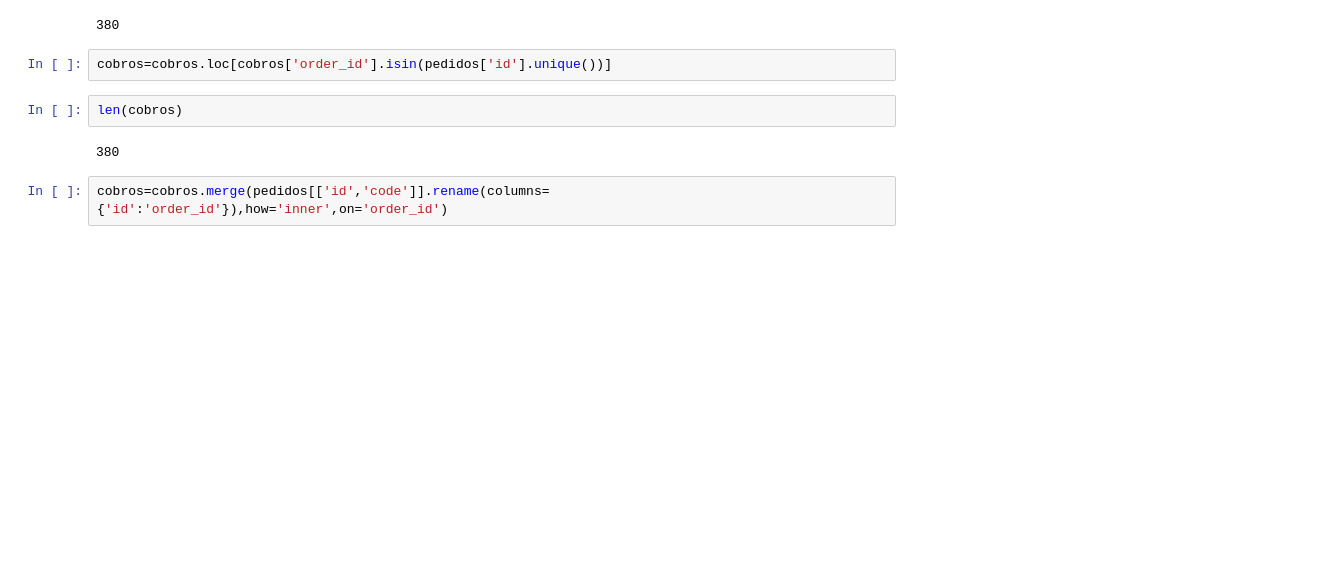
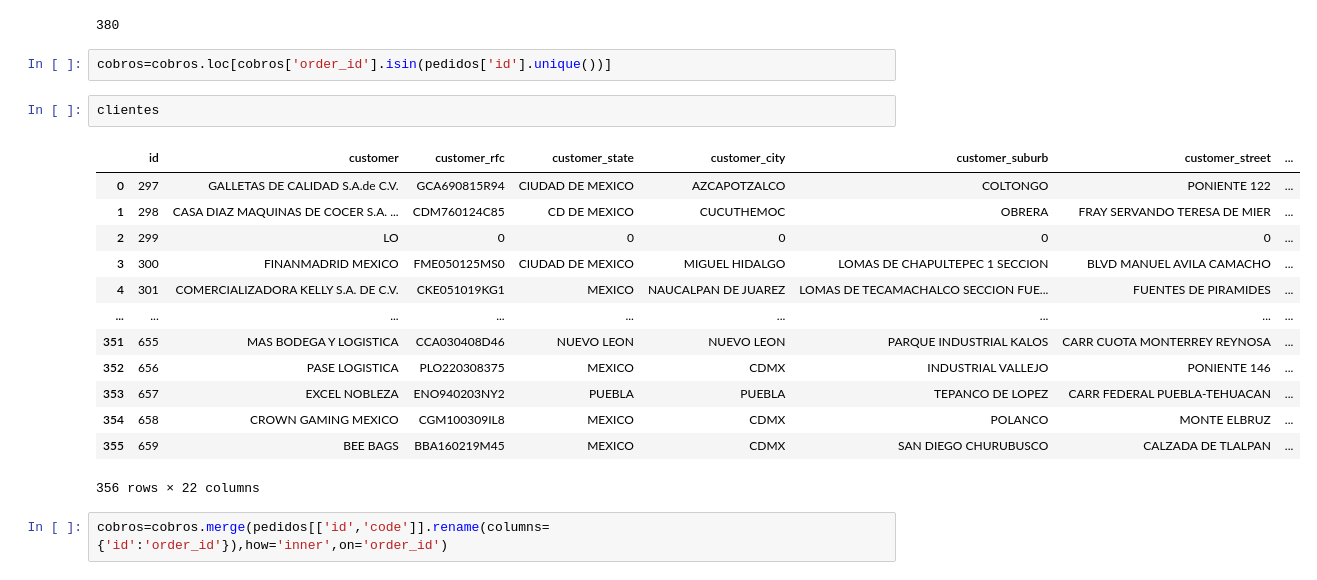
Before and after one commit to AjoloteCosmico/tyrsaAdmin, a Jupyter notebook: public/migracion.ipynb, the cells around one changed output. Cells and saved outputs as stored; diff of their text form; blank space fills up the shorter version.

```diff
--- a/public/migracion.ipynb
+++ b/public/migracion.ipynb
@@ -678,10 +765,22 @@ len(cobros)
 380
 # %%
 cobros=cobros.loc[cobros['order_id'].isin(pedidos['id'].unique())]
-# %%
-len(cobros)
-# %% [output]
-380
+# %%
+clientes
+# %% [output]
+|  | id | customer | customer_rfc | customer_state | customer_city | customer_suburb | customer_street | ... |
+| 0 | 297 | GALLETAS DE CALIDAD S.A.de C.V. | GCA690815R94 | CIUDAD DE MEXICO | AZCAPOTZALCO | COLTONGO | PONIENTE 122 | ... |
+| 1 | 298 | CASA DIAZ MAQUINAS DE COCER S.A. ... | CDM760124C85 | CD DE MEXICO | CUCUTHEMOC | OBRERA | FRAY SERVANDO TERESA DE MIER | ... |
+| 2 | 299 | LO | 0 | 0 | 0 | 0 | 0 | ... |
+| 3 | 300 | FINANMADRID MEXICO | FME050125MS0 | CIUDAD DE MEXICO | MIGUEL HIDALGO | LOMAS DE CHAPULTEPEC 1 SECCION | BLVD MANUEL AVILA CAMACHO | ... |
+| 4 | 301 | COMERCIALIZADORA KELLY S.A. DE C.V. | CKE051019KG1 | MEXICO | NAUCALPAN DE JUAREZ | LOMAS DE TECAMACHALCO SECCION FUE... | FUENTES DE PIRAMIDES | ... |
+| ... | ... | ... | ... | ... | ... | ... | ... | ... |
+| 351 | 655 | MAS BODEGA Y LOGISTICA | CCA030408D46 | NUEVO LEON | NUEVO LEON | PARQUE INDUSTRIAL KALOS | CARR CUOTA MONTERREY REYNOSA | ... |
+| 352 | 656 | PASE LOGISTICA | PLO220308375 | MEXICO | CDMX | INDUSTRIAL VALLEJO | PONIENTE 146 | ... |
+| 353 | 657 | EXCEL NOBLEZA | ENO940203NY2 | PUEBLA | PUEBLA | TEPANCO DE LOPEZ | CARR FEDERAL PUEBLA-TEHUACAN | ... |
+| 354 | 658 | CROWN GAMING MEXICO | CGM100309IL8 | MEXICO | CDMX | POLANCO | MONTE ELBRUZ | ... |
+| 355 | 659 | BEE BAGS | BBA160219M45 | MEXICO | CDMX | SAN DIEGO CHURUBUSCO | CALZADA DE TLALPAN | ... |
+356 rows × 22 columns
 # %%
 cobros=cobros.merge(pedidos[['id','code']].rename(columns={'id':'order_id'}),how='inner',on='order_id')
 # %%
```
Also changed, not shown: parts of 10 cells of this notebook, 2 other files.
